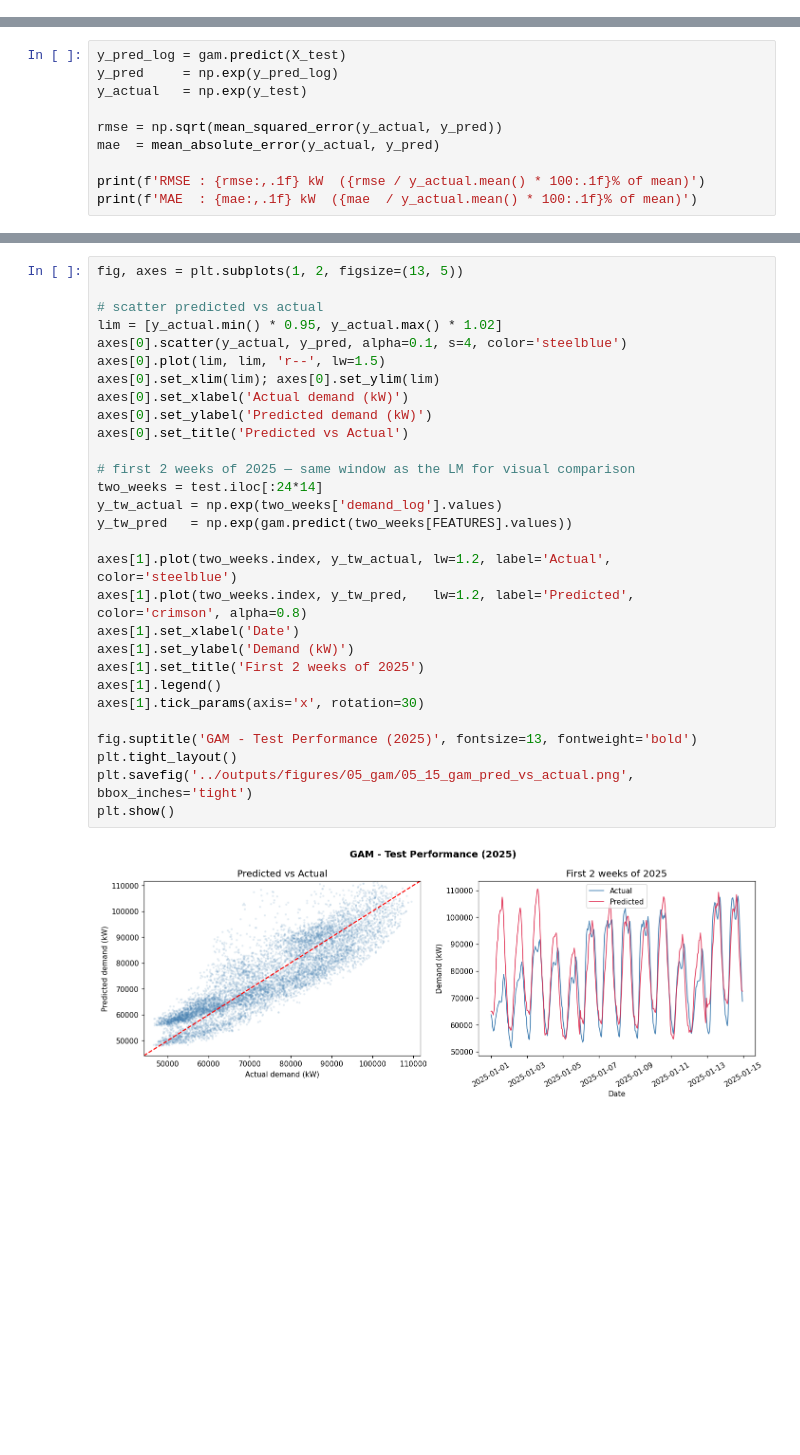
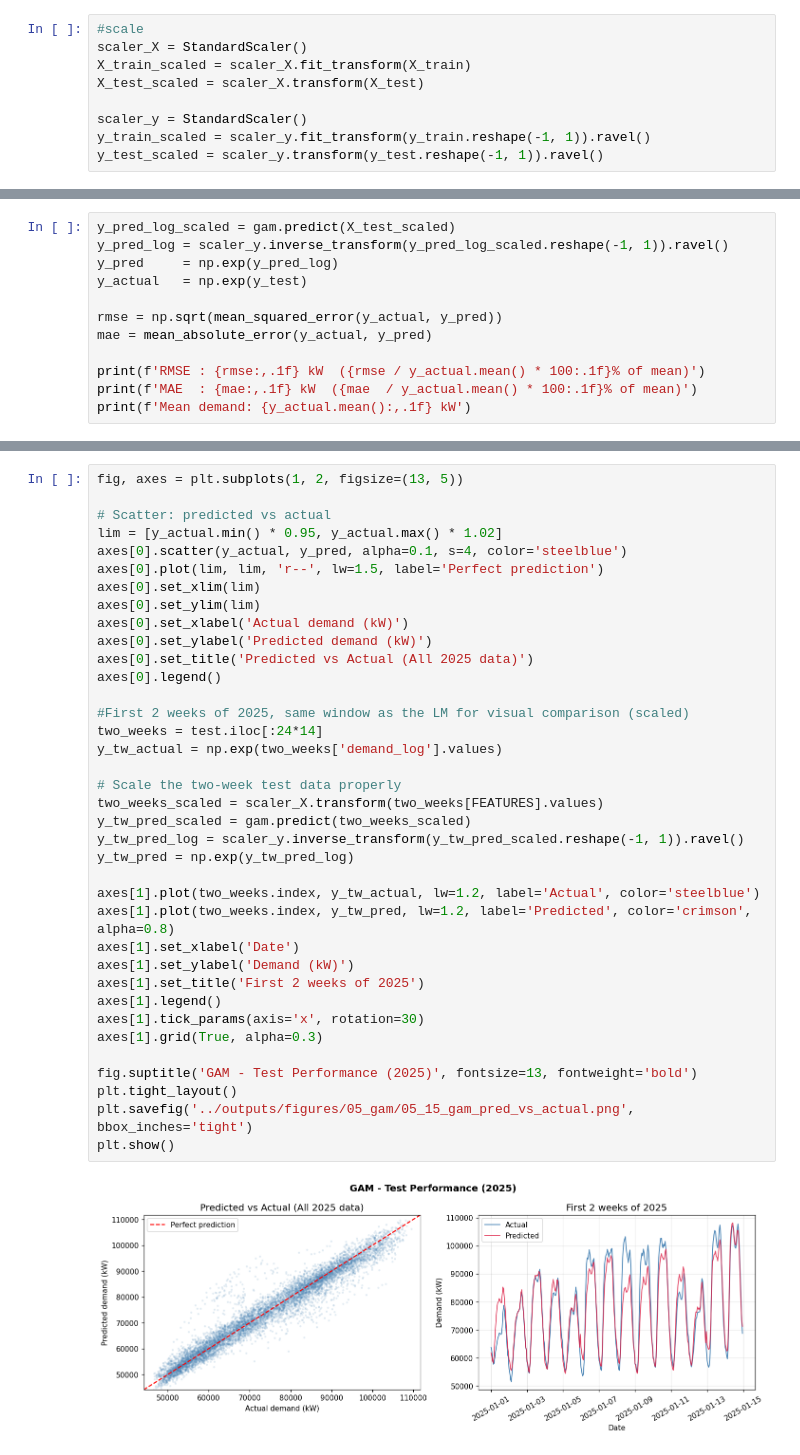
Before and after one commit to EllieTheAnalyst/ml1-electricity-demand-zurich, a Jupyter notebook: notebooks/05_gam.ipynb, the cells around one changed output, grey strips where cells are left out. Drawn from its saved outputs; the diff is of its cells as text; blank space fills up the shorter version.

```diff
--- a/notebooks/05_gam.ipynb
+++ b/notebooks/05_gam.ipynb
@@ -58,0 +111,9 @@ and a factor term for season. Lambda chosen by GCV grid search.
+# %%
+#scale
+scaler_X = StandardScaler()
+X_train_scaled = scaler_X.fit_transform(X_train)
+X_test_scaled = scaler_X.transform(X_test)
+
+scaler_y = StandardScaler()
+y_train_scaled = scaler_y.fit_transform(y_train.reshape(-1, 1)).ravel()
+y_test_scaled = scaler_y.transform(y_test.reshape(-1, 1)).ravel()
@@ -136,11 +228,13 @@ plt.show()
 # %%
-y_pred_log = gam.predict(X_test)
+y_pred_log_scaled = gam.predict(X_test_scaled)
+y_pred_log = scaler_y.inverse_transform(y_pred_log_scaled.reshape(-1, 1)).ravel()
 y_pred     = np.exp(y_pred_log)
 y_actual   = np.exp(y_test)
 
 rmse = np.sqrt(mean_squared_error(y_actual, y_pred))
-mae  = mean_absolute_error(y_actual, y_pred)
+mae = mean_absolute_error(y_actual, y_pred)
 
 print(f'RMSE : {rmse:,.1f} kW  ({rmse / y_actual.mean() * 100:.1f}% of mean)')
 print(f'MAE  : {mae:,.1f} kW  ({mae  / y_actual.mean() * 100:.1f}% of mean)')
+print(f'Mean demand: {y_actual.mean():,.1f} kW')
 # %% [output]
@@ -149,31 +246,39 @@ MAE  : 5,829.1 kW  (7.9% of mean)
 # %%
 fig, axes = plt.subplots(1, 2, figsize=(13, 5))
 
-# scatter predicted vs actual
+# Scatter: predicted vs actual
 lim = [y_actual.min() * 0.95, y_actual.max() * 1.02]
 axes[0].scatter(y_actual, y_pred, alpha=0.1, s=4, color='steelblue')
-axes[0].plot(lim, lim, 'r--', lw=1.5)
-axes[0].set_xlim(lim); axes[0].set_ylim(lim)
+axes[0].plot(lim, lim, 'r--', lw=1.5, label='Perfect prediction')
+axes[0].set_xlim(lim)
+axes[0].set_ylim(lim)
 axes[0].set_xlabel('Actual demand (kW)')
 axes[0].set_ylabel('Predicted demand (kW)')
-axes[0].set_title('Predicted vs Actual')
+axes[0].set_title('Predicted vs Actual (All 2025 data)')
+axes[0].legend()
 
-# first 2 weeks of 2025 — same window as the LM for visual comparison
+#First 2 weeks of 2025, same window as the LM for visual comparison (scaled)
 two_weeks = test.iloc[:24*14]
 y_tw_actual = np.exp(two_weeks['demand_log'].values)
-y_tw_pred   = np.exp(gam.predict(two_weeks[FEATURES].values))
 
-axes[1].plot(two_weeks.index, y_tw_actual, lw=1.2, label='Actual',    color='steelblue')
-axes[1].plot(two_weeks.index, y_tw_pred,   lw=1.2, label='Predicted', color='crimson', alpha=0.8)
+# Scale the two-week test data properly
+two_weeks_scaled = scaler_X.transform(two_weeks[FEATURES].values)
+y_tw_pred_scaled = gam.predict(two_weeks_scaled)
+y_tw_pred_log = scaler_y.inverse_transform(y_tw_pred_scaled.reshape(-1, 1)).ravel()
+y_tw_pred = np.exp(y_tw_pred_log)
+
+axes[1].plot(two_weeks.index, y_tw_actual, lw=1.2, label='Actual', color='steelblue')
+axes[1].plot(two_weeks.index, y_tw_pred, lw=1.2, label='Predicted', color='crimson', alpha=0.8)
 axes[1].set_xlabel('Date')
 axes[1].set_ylabel('Demand (kW)')
 axes[1].set_title('First 2 weeks of 2025')
 axes[1].legend()
 axes[1].tick_params(axis='x', rotation=30)
+axes[1].grid(True, alpha=0.3)
 
 fig.suptitle('GAM - Test Performance (2025)', fontsize=13, fontweight='bold')
 plt.tight_layout()
 plt.savefig('../outputs/figures/05_gam/05_15_gam_pred_vs_actual.png', bbox_inches='tight')
 plt.show()
 # %% [output]
-[figure, old version]
+[figure, new version]
```
Also changed, not shown: parts of 19 cells of this notebook.
